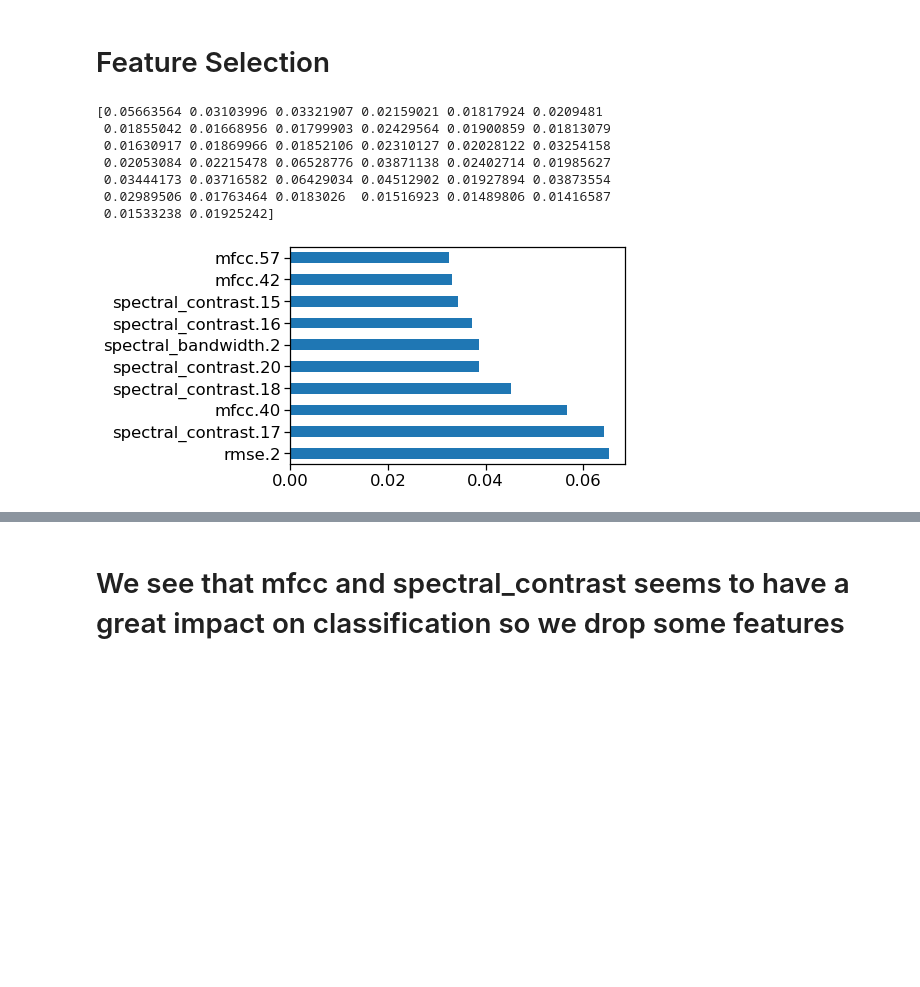
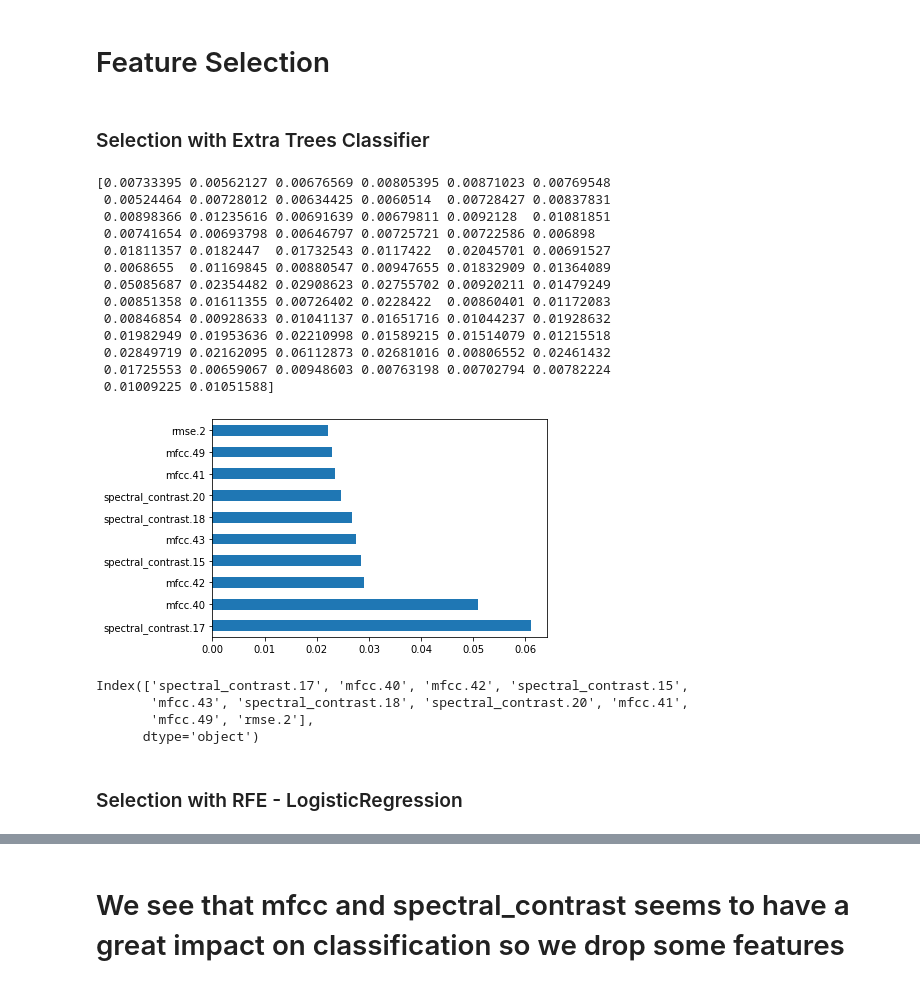
Before and after one commit to nggianno/audiovisual-technology, a Jupyter notebook: fma/Ensemblers.ipynb, the cells around one changed output, grey strips where cells are left out. Cells and saved outputs as stored; diff of their text form; code cells hidden in the pictures; blank space fills up the shorter version.

```diff
--- a/fma/Ensemblers.ipynb
+++ b/fma/Ensemblers.ipynb
@@ -7,8 +7,7 @@ import pandas as pd
 import matplotlib.pyplot as plt
 import seaborn as sns
 from sklearn.preprocessing import MultiLabelBinarizer
+from sklearn.model_selection import train_test_split
+
 
 import utils
-
-sns.set_context("notebook", font_scale=1.5)
-plt.rcParams['figure.figsize'] = (17, 5)
@@ -44,7 +43,7 @@ listft['track_id']=True
 listft=features.loc[0,listft]
 desired_feat=features.loc[:,listft.index]
 desired_feat=desired_feat.loc[3:,:]
-desired_feat=desired_feat.drop(desired_feat.loc[:,'chroma_cens.24':'chroma_stft.35'],axis=1)
+#desired_feat=desired_feat.drop(desired_feat.loc[:,'chroma_cens.24':'chroma_stft.35'],axis=1)
 # %%
 listecho=echonest.loc[1,:]
 listecho[0]='track_id'
@@ -73,15 +72,17 @@ max_tracks_each_genre = 1000 # choose how many songs you will
 classical = clean_tracks[clean_tracks['genre_top'] == 'Classical'].head(max_tracks_each_genre)
 rock = clean_tracks[clean_tracks['genre_top'] == 'Rock'].head(max_tracks_each_genre)
 hip_hop = clean_tracks[clean_tracks['genre_top'] == 'Hip-Hop'].head(max_tracks_each_genre)
-pop = clean_tracks[clean_tracks['genre_top'] == 'Pop'].head(max_tracks_each_genre)
+folk = clean_tracks[clean_tracks['genre_top'] == 'Folk'].head(max_tracks_each_genre)
 # append each to our final dataset
 
 final_dataset = pd.DataFrame()
-final_dataset = final_dataset.append([classical,hip_hop,rock,pop])
+final_dataset = final_dataset.append([classical,hip_hop,rock,folk])
 final_dataset = final_dataset.drop('track_id',axis=1)
 
 y=final_dataset['genre_top']
 X=final_dataset.drop('genre_top',axis=1)
 
+X_train, X_test, y_train, y_test = train_test_split(X, y, test_size=0.2)
+
 final_dataset.columns
 # %% [output]
@@ -115,19 +129,37 @@ Index(['genre_top', 'mfcc.40', 'mfcc.41', 'mfcc.42', 'mfcc.43', 'mfcc.44',
 # %% [markdown]
 # Feature Selection
+# %% [markdown]
+### Selection with Extra Trees Classifier
 # %%
 model = ExtraTreesClassifier()
-model.fit(X,y)
+model.fit(X_train,y_train)
 print(model.feature_importances_) #use inbuilt class feature_importances of tree based classifiers
 #plot graph of feature importances for better visualization
-feat_importances = pd.Series(model.feature_importances_, index=X.columns)
+feat_importances = pd.Series(model.feature_importances_, index=X_train.columns)
 feat_importances.nlargest(10).plot(kind='barh')
+X_extree=feat_importances.nlargest(10).index
 plt.show()
 # %% [output]
-[0.05663564 0.03103996 0.03321907 0.02159021 0.01817924 0.0209481
- 0.01855042 0.01668956 0.01799903 0.02429564 0.01900859 0.01813079
- 0.01630917 0.01869966 0.01852106 0.02310127 0.02028122 0.03254158
- 0.02053084 0.02215478 0.06528776 0.03871138 0.02402714 0.01985627
- 0.03444173 0.03716582 0.06429034 0.04512902 0.01927894 0.03873554
- 0.02989506 0.01763464 0.0183026  0.01516923 0.01489806 0.01416587
- 0.01533238 0.01925242]
+[0.00733395 0.00562127 0.00676569 0.00805395 0.00871023 0.00769548
+ 0.00524464 0.00728012 0.00634425 0.0060514  0.00728427 0.00837831
+ 0.00898366 0.01235616 0.00691639 0.00679811 0.0092128  0.01081851
+ 0.00741654 0.00693798 0.00646797 0.00725721 0.00722586 0.006898
+ 0.01811357 0.0182447  0.01732543 0.0117422  0.02045701 0.00691527
+ 0.0068655  0.01169845 0.00880547 0.00947655 0.01832909 0.01364089
+ 0.05085687 0.02354482 0.02908623 0.02755702 0.00920211 0.01479249
+ 0.00851358 0.01611355 0.00726402 0.0228422  0.00860401 0.01172083
+ 0.00846854 0.00928633 0.01041137 0.01651716 0.01044237 0.01928632
+ 0.01982949 0.01953636 0.02210998 0.01589215 0.01514079 0.01215518
+ 0.02849719 0.02162095 0.06112873 0.02681016 0.00806552 0.02461432
+ 0.01725553 0.00659067 0.00948603 0.00763198 0.00702794 0.00782224
+ 0.01009225 0.01051588]
-[figure, old version]
+[figure, new version]
+# %%
+X_extree
+# %% [output]
+Index(['spectral_contrast.17', 'mfcc.40', 'mfcc.42', 'spectral_contrast.15',
+       'mfcc.43', 'spectral_contrast.18', 'spectral_contrast.20', 'mfcc.41',
+       'mfcc.49', 'rmse.2'],
+      dtype='object')
+# %% [markdown]
+### Selection with RFE - LogisticRegression
```
Also changed, not shown: parts of 25 cells of this notebook.
